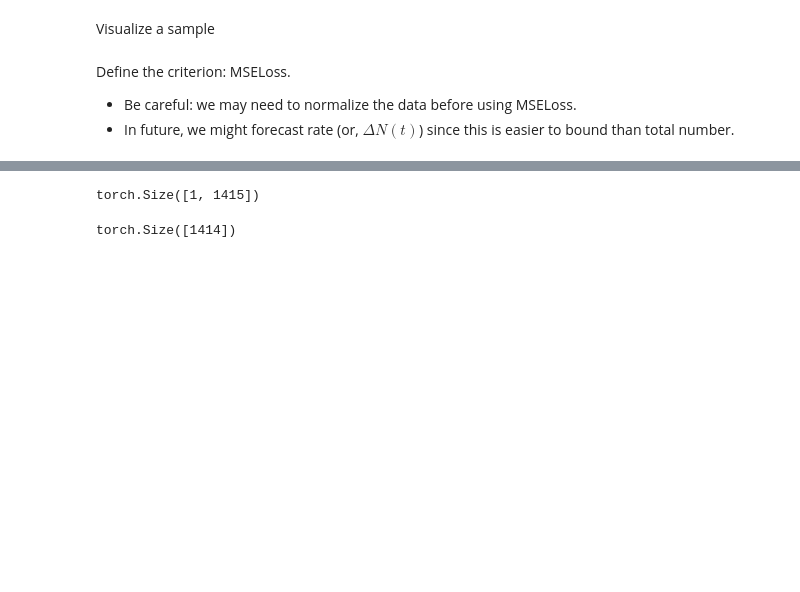
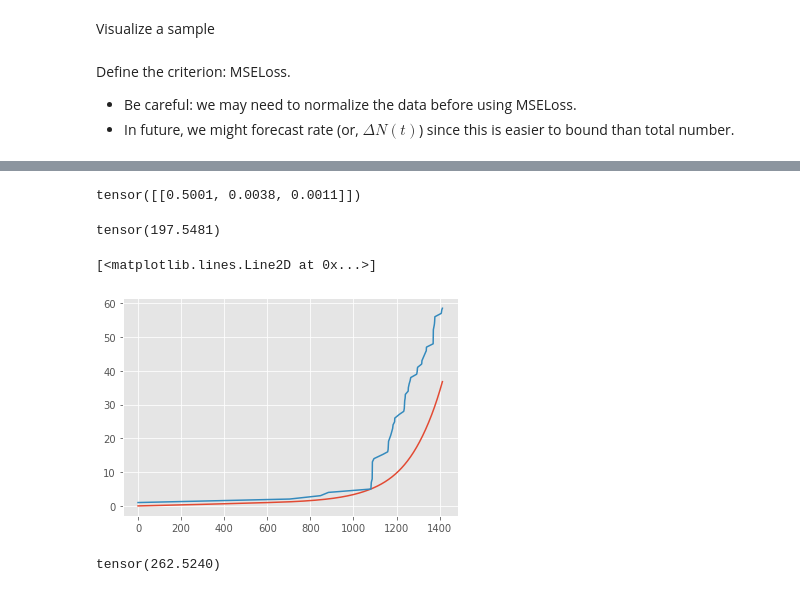
Before and after one commit to hanxiaokaka/Induced_seismic, a Jupyter notebook: notebooks/crs_model/003. prototype_gradient.ipynb, the cells around one changed output, grey strips where cells are left out. Cells and saved outputs as stored; diff of their text form; code cells hidden in the pictures; blank space fills up the shorter version.

Commit message:
Add normalization to the gradient and get model fitted

```diff
--- a/notebooks/crs_model/003. prototype_gradient.ipynb
+++ b/notebooks/crs_model/003. prototype_gradient.ipynb
@@ -188,14 +168,16 @@ params.requires_grad=True
 model = CRSModel(site_info)
 Rt, Nt = model(params, p, dpdt, delta_t)
 # %%
-for epoch in range(5):
-    model = CRSModel(site_info)
+for epoch in range(10):
     Rt, Nt = model(params, p, dpdt, delta_t)
     # loss = criterion(Nt[:,1:], n_target[None,:]) # Need to define a loss function that compares with the real data
     # Define a MSE of forecasted number Nt with the ground truth
-    loss = criterion(Nt[:,1:], n_target)
+    optimizer.zero_grad()
+    loss = criterion(Nt[:,1:].squeeze(), n_target[:])
     print('loss is ' + str(loss.item()))
-    optimizer.zero_grad()
+    # optimizer.zero_grad()
     loss.backward()
     optimizer.step()
+    display(params)
+    display(params.grad.data)
 # %% [output]
@@ -207,8 +197,26 @@ loss is 364191.0
-# %%
-Nt.shape
-# %% [output]
-torch.Size([1, 1415])
-# %%
-n_target.shape
-# %% [output]
-torch.Size([1414])
+# %%
+params = torch.FloatTensor([[0.4994,  0.1482, -0.0616]]) # Final output
+params = torch.FloatTensor([[0.5001, 0.0038, 0.0011]]) # Best loss
+# params = torch.FloatTensor([[0.5,1e-2,1e-4]]) # Initialization
+display(params)
+# %% [output]
+tensor([[0.5001, 0.0038, 0.0011]])
+# %%
+Rt, Nt = model(params, p, dpdt, delta_t)
+loss = criterion(Nt[:,1:201].squeeze(), n_target[1:201])
+loss.data
+# %% [output]
+tensor(197.5481)
+# %%
+plt.plot(Nt[0,1:].detach().numpy())
+plt.plot(n_target)
+# %% [output]
+[<matplotlib.lines.Line2D at 0x...>]
+[figure, added]
+# %%
+params2 = torch.FloatTensor([[  0.6502,   5.3151, 169.4630]])
+Rt, Nt = model(params2, p, dpdt, delta_t)
+loss = criterion(Nt[:,1:201].squeeze(), n_target[1:201])
+loss.data
+# %% [output]
+tensor(262.5240)
```
Also changed, not shown: parts of 10 cells of this notebook.
